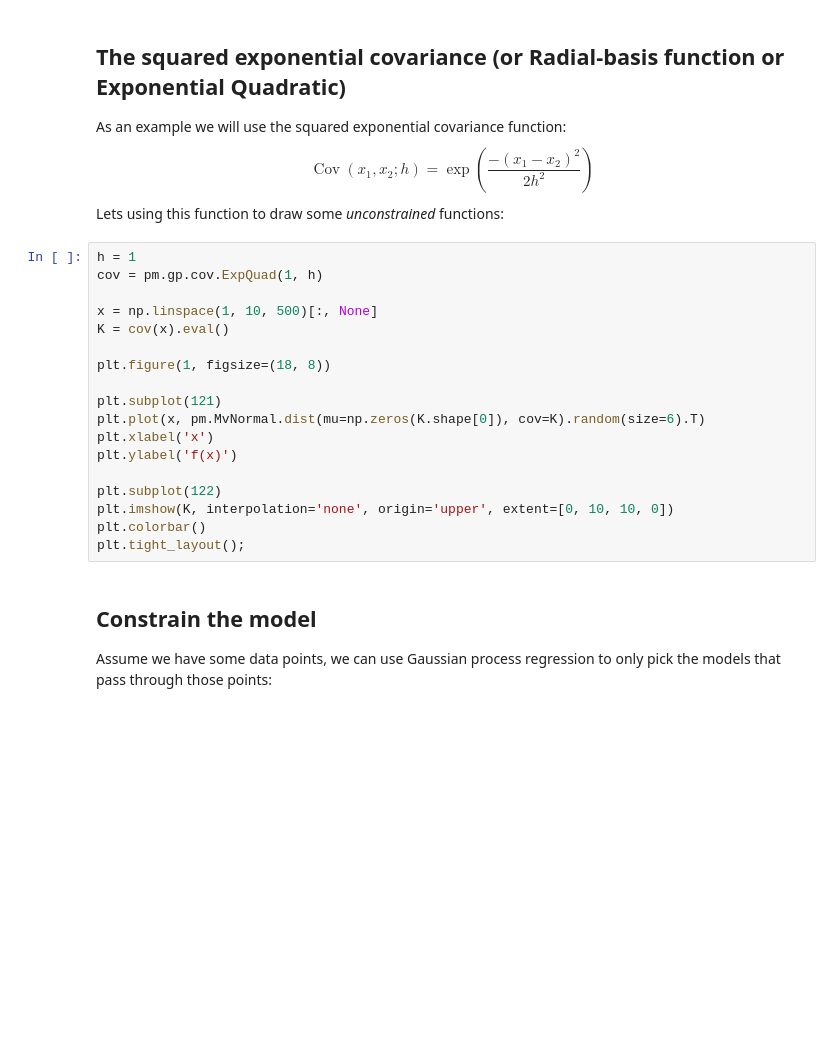
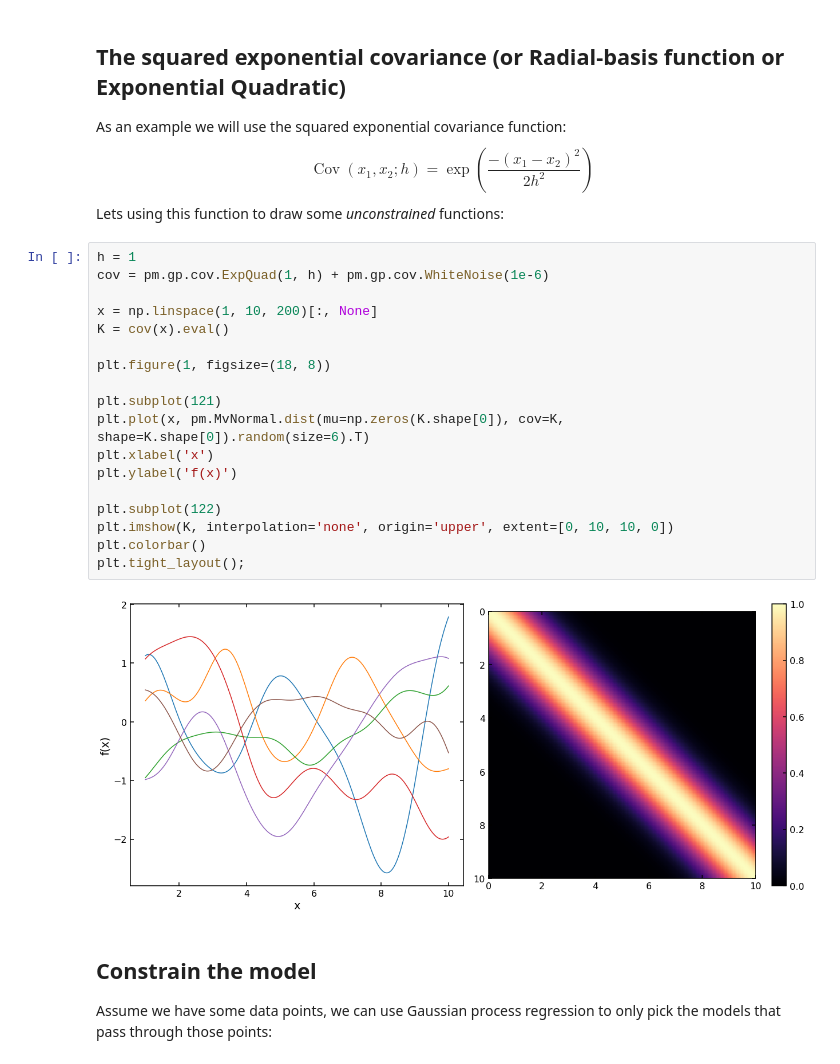
Before and after one commit to CKrawczyk/jupyter_data_languages, a Jupyter notebook: Gaussian_process_regression_pymc.ipynb, the cells around one changed output. Cells and saved outputs as stored; diff of their text form; blank space fills up the shorter version.

```diff
--- a/Gaussian_process_regression_pymc.ipynb
+++ b/Gaussian_process_regression_pymc.ipynb
@@ -29,22 +28,24 @@ $$ \operatorname{Cov}{(x_1, x_2; h)} = \exp{\left( \frac{-(x_1 - x_2)^2}{2h^2} \
 Lets using this function to draw some _unconstrained_ functions:
 # %%
 h = 1
-cov = pm.gp.cov.ExpQuad(1, h)
+cov = pm.gp.cov.ExpQuad(1, h) + pm.gp.cov.WhiteNoise(1e-6)
 
-x = np.linspace(1, 10, 500)[:, None]
+x = np.linspace(1, 10, 200)[:, None]
 K = cov(x).eval()
 
 plt.figure(1, figsize=(18, 8))
 
 plt.subplot(121)
-plt.plot(x, pm.MvNormal.dist(mu=np.zeros(K.shape[0]), cov=K).random(size=6).T)
+plt.plot(x, pm.MvNormal.dist(mu=np.zeros(K.shape[0]), cov=K, shape=K.shape[0]).random(size=6).T)
 plt.xlabel('x')
 plt.ylabel('f(x)')
 
 plt.subplot(122)
 plt.imshow(K, interpolation='none', origin='upper', extent=[0, 10, 10, 0])
 plt.colorbar()
 plt.tight_layout();
+# %% [output]
+[figure, added]
 # %% [markdown]
 ## Constrain the model
 
```
Also changed, not shown: parts of 20 cells of this notebook, 20 other files.
